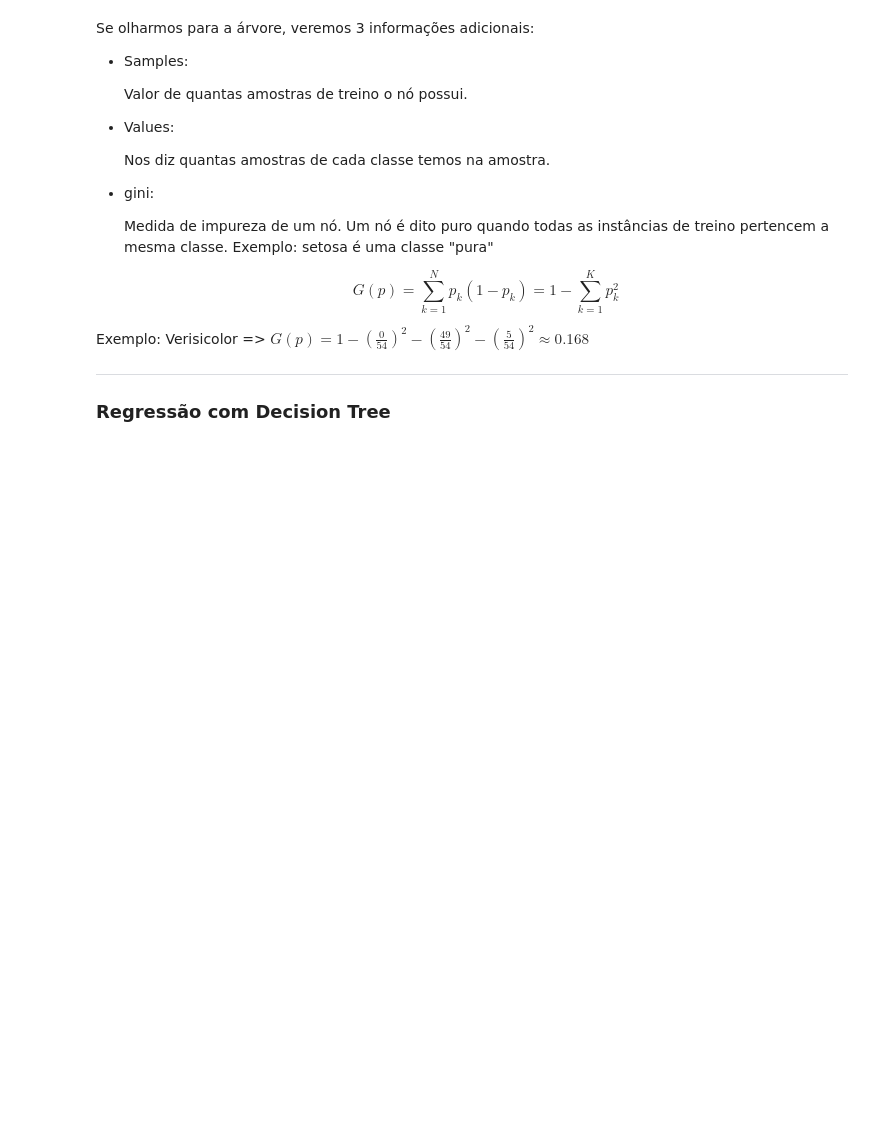
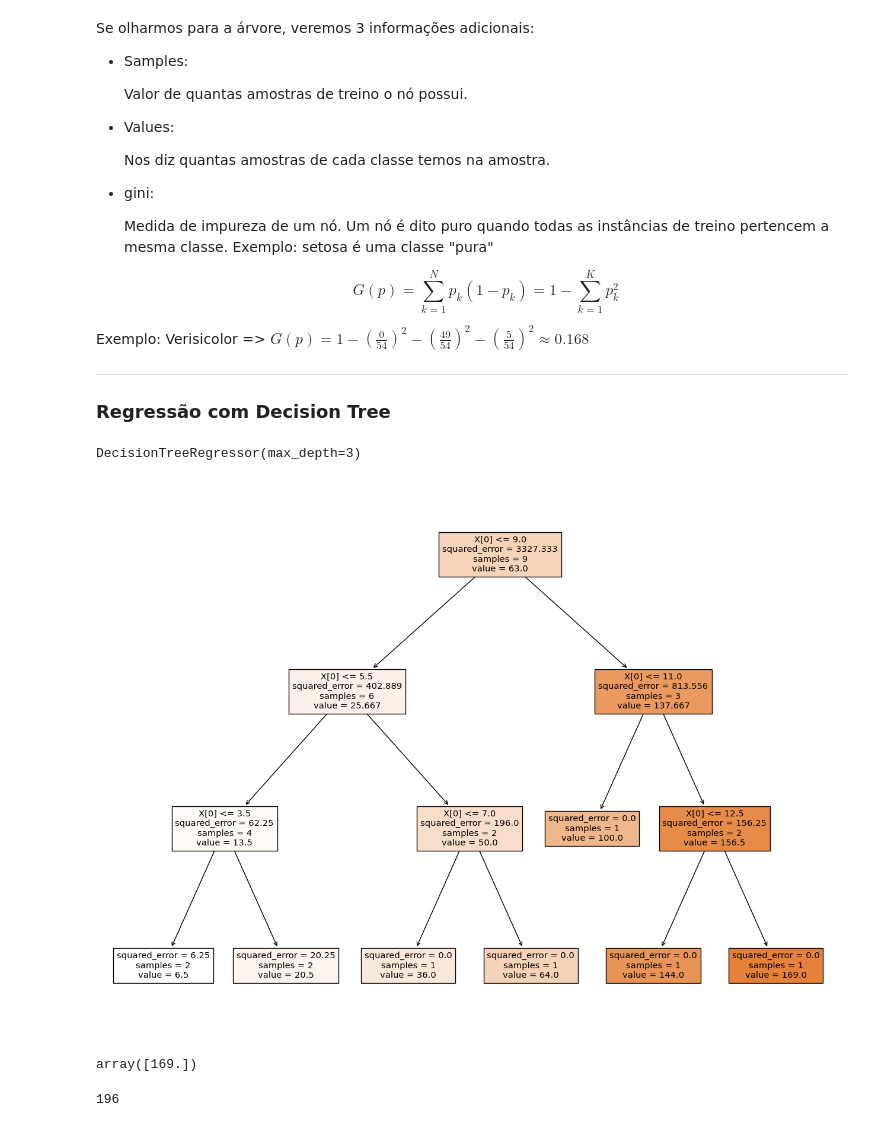
Before and after one commit to jrsmoura/ml_intro, a Jupyter notebook: notebooks/aula_05.ipynb, the cells around one changed output. Saved outputs shown, nothing was run; the diff lists cells and outputs as text; code cells hidden in the pictures; blank space fills up the shorter version.

```diff
--- a/notebooks/aula_05.ipynb
+++ b/notebooks/aula_05.ipynb
@@ -292,9 +391,21 @@ dataset = np.array(
 X = dataset[:, 0:1].astype(int)
 y = dataset[:,1].astype(int)
 # %%
-tree_rg = DecisionTreeRegressor(max_depth=5)
+tree_rg = DecisionTreeRegressor(max_depth=3)
 tree_rg.fit(X, y)
+# %% [output]
+DecisionTreeRegressor(max_depth=3)
 # %%
-fig = plt.figure(figsize=(25,20))
+fig = plt.figure(figsize=(16,12))
 _ = plot_tree(tree_rg,
             filled=True)
+# %% [output]
+[figure, added]
+# %%
+tree_rg.predict([[14]])
+# %% [output]
+array([169.])
+# %%
+14**2
+# %% [output]
+196
```
Also changed, not shown: parts of 26 cells of this notebook, 3 other files.
